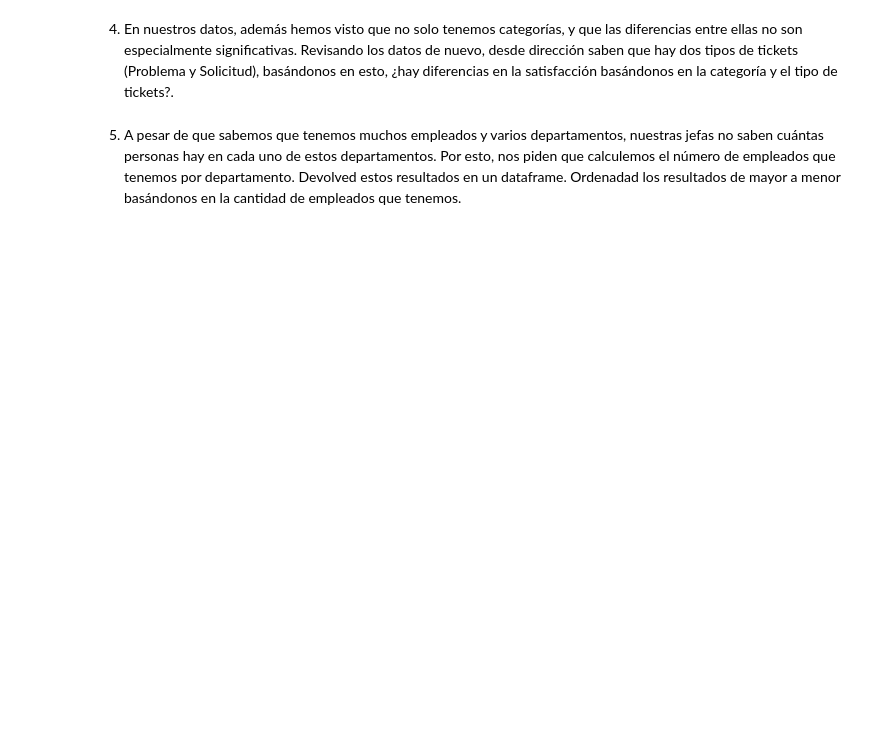
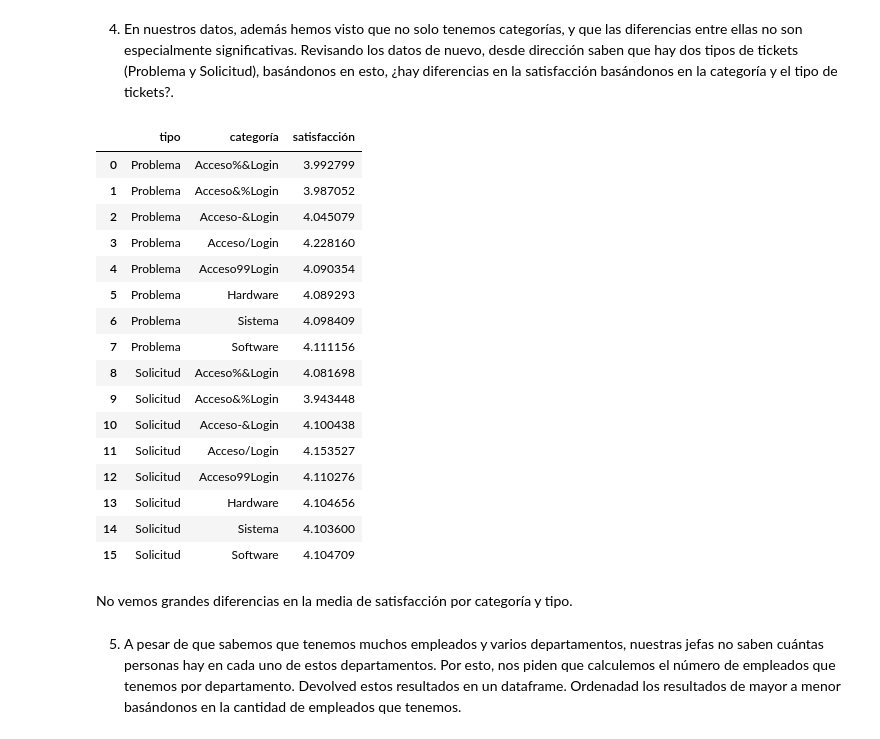
Before and after one commit to Adalab/promo-d-da-modulo2-sprint1-anabelen-silvia, a Jupyter notebook: ejercicio6/pandas6.ipynb, the cells around one changed output. Saved outputs shown, nothing was run; the diff lists cells and outputs as text; code cells hidden in the pictures; blank space fills up the shorter version.

```diff
--- a/ejercicio6/pandas6.ipynb
+++ b/ejercicio6/pandas6.ipynb
@@ -2,3 +4,5 @@
 1. En pairs anteriores hemos ido pudiendo sacar algunas conclusiones y contestando las preguntas que nos hacían las jefas. Desde la dirección se están planteando cambiar el sistema de asiganción de las solicitudes que llegan. En concreto, necesitan saber que categoría es la que recibe más tickets para poder asignar más empleados a esa categoría. Por esto nos piden que averiguemos qué categoría es la que tiene más tickets. Además nos piden que devolvamos esta consulta en un DataFrame.
 
 📌 NOTA Ordena los resultados de mayor a menor. Esto todavía no lo hemos visto, pero un DataFrame lo podemos ordenar con .sort_values(). Aquí   tenéis una explicación de cómo hacerlo.
+# %%
+df_tickets = pd.read_csv("datos/tickets_years.csv")
@@ -9,4 +65,27 @@
 # %% [markdown]
 4. En nuestros datos, además hemos visto que no solo tenemos categorías, y que las diferencias entre ellas no son especialmente significativas. Revisando los datos de nuevo, desde dirección saben que hay dos tipos de tickets (Problema y Solicitud), basándonos en esto, ¿hay diferencias en la satisfacción basándonos en la categoría y el tipo de tickets?.
+# %%
+df_sat_categoria_tipo = df_tickets.groupby(["tipo", "categoría"])["satisfacción"].mean().reset_index()
+df_sat_categoria_tipo
+# %% [output]
+|  | tipo | categoría | satisfacción |
+| 0 | Problema | Acceso%&Login | 3.992799 |
+| 1 | Problema | Acceso&%Login | 3.987052 |
+| 2 | Problema | Acceso-&Login | 4.045079 |
+| 3 | Problema | Acceso/Login | 4.228160 |
+| 4 | Problema | Acceso99Login | 4.090354 |
+| 5 | Problema | Hardware | 4.089293 |
+| 6 | Problema | Sistema | 4.098409 |
+| 7 | Problema | Software | 4.111156 |
+| 8 | Solicitud | Acceso%&Login | 4.081698 |
+| 9 | Solicitud | Acceso&%Login | 3.943448 |
+| 10 | Solicitud | Acceso-&Login | 4.100438 |
+| 11 | Solicitud | Acceso/Login | 4.153527 |
+| 12 | Solicitud | Acceso99Login | 4.110276 |
+| 13 | Solicitud | Hardware | 4.104656 |
+| 14 | Solicitud | Sistema | 4.103600 |
+| 15 | Solicitud | Software | 4.104709 |
+# %% [markdown]
+No vemos grandes diferencias en la media de satisfacción por categoría y tipo.
 # %% [markdown]
 5. A pesar de que sabemos que tenemos muchos empleados y varios departamentos, nuestras jefas no saben cuántas personas hay en cada uno de estos departamentos. Por esto, nos piden que calculemos el número de empleados que tenemos por departamento. Devolved estos resultados en un dataframe. Ordenadad los resultados de mayor a menor basándonos en la cantidad de empleados que tenemos.
```
Also changed, not shown: parts of 20 cells of this notebook.
